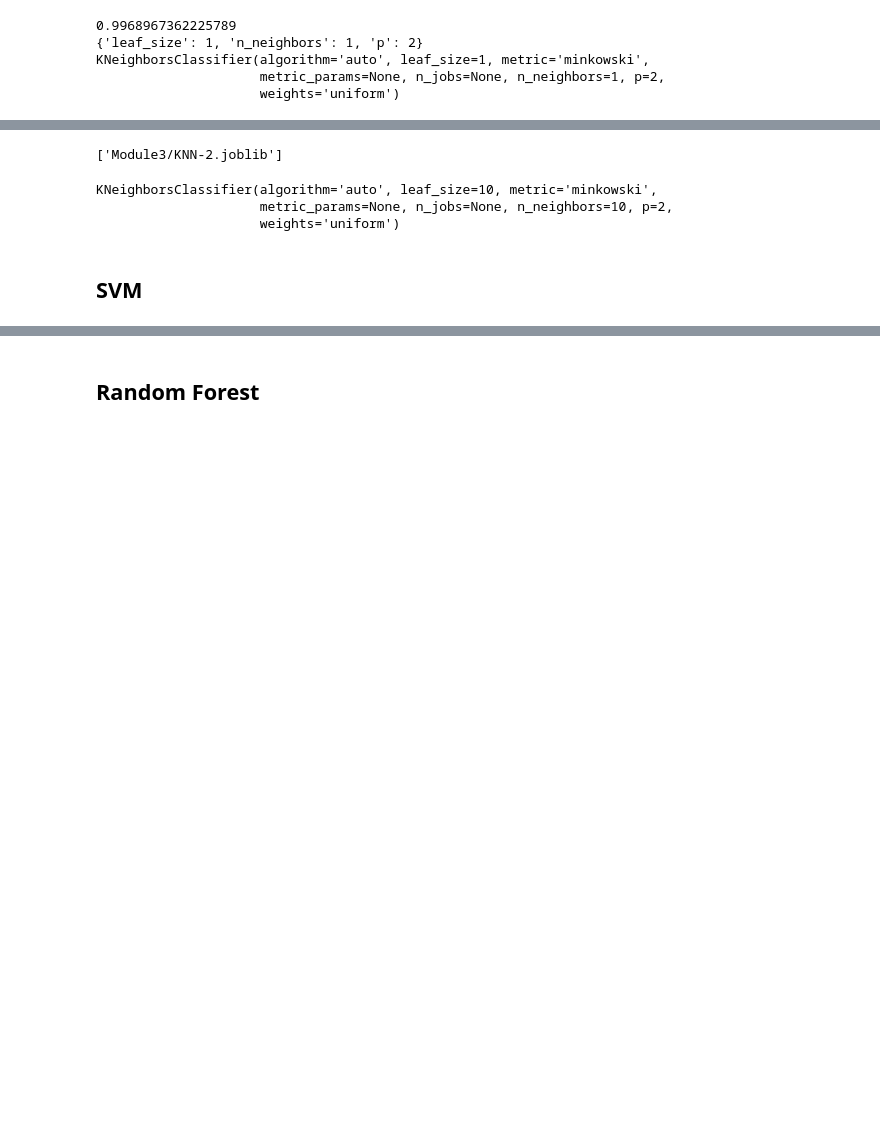
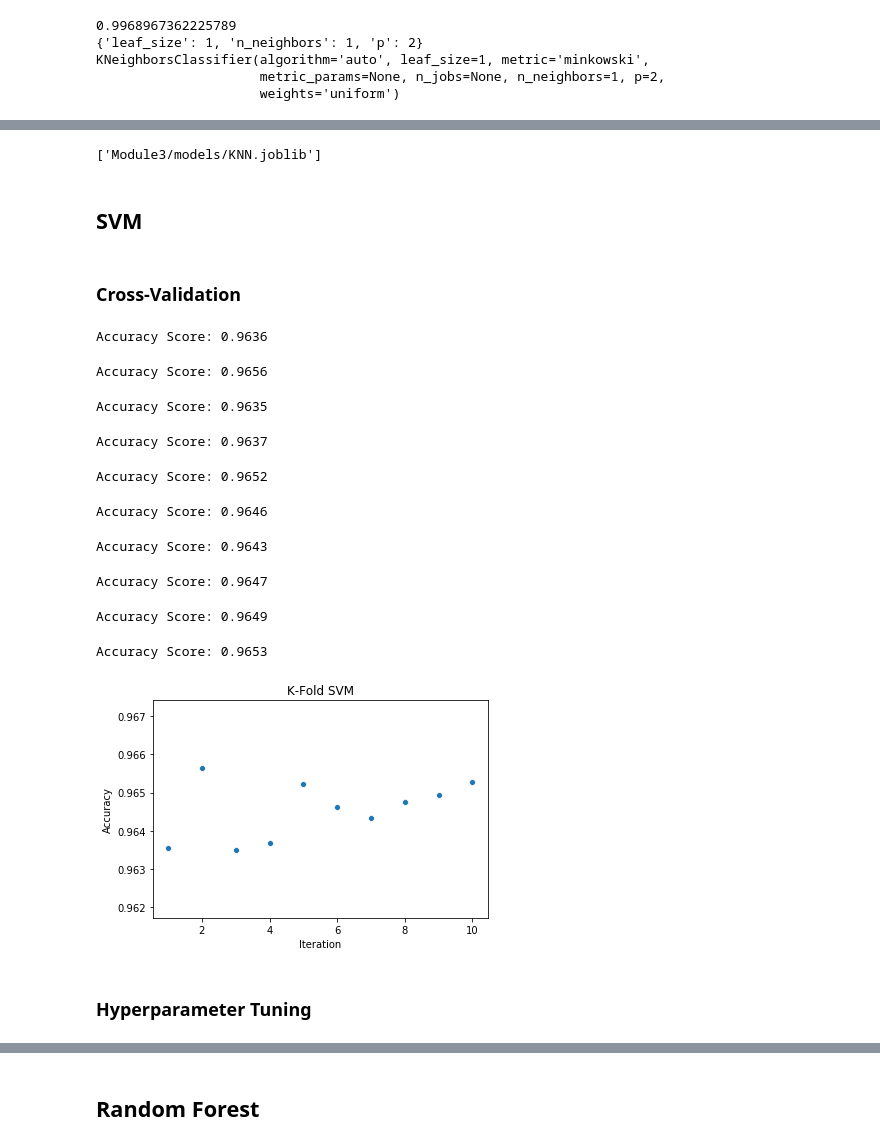
Before and after one commit to alexanderfache6/TCGA-kidney, a Jupyter notebook: module3-supervised-learning.ipynb, the cells around one changed output, grey strips where cells are left out. Drawn from its saved outputs; the diff is of its cells as text; code cells hidden in the pictures; blank space fills up the shorter version.

```diff
--- a/module3-supervised-learning.ipynb
+++ b/module3-supervised-learning.ipynb
@@ -185,17 +216,8 @@ Matthews Correlation Coefficient (MCC): 0.9998
 # %%
 # save model
 
-dump(best_estimator, 'Module3/KNN-2.joblib')
+dump(best_estimator, 'Module3/models/KNN.joblib')
 # %% [output]
-['Module3/KNN-2.joblib']
+['Module3/models/KNN.joblib']
-# %%
-# load model
-
-clf = load('Module3/KNN.joblib')
-print(clf)
-# %% [output]
-KNeighborsClassifier(algorithm='auto', leaf_size=10, metric='minkowski',
-                     metric_params=None, n_jobs=None, n_neighbors=10, p=2,
-                     weights='uniform')
 # %% [markdown]
 ## SVM
@@ -201,0 +226,18 @@ KNeighborsClassifier(algorithm='auto', leaf_size=10, metric='minkowski',
+# %% [markdown]
+### Cross-Validation
+# %%
+cross_validation_KFold(SVC(), X_train, y_train, 'SVM')
+# %% [output]
+Accuracy Score: 0.9636
+Accuracy Score: 0.9656
+Accuracy Score: 0.9635
+Accuracy Score: 0.9637
+Accuracy Score: 0.9652
+Accuracy Score: 0.9646
+Accuracy Score: 0.9643
+Accuracy Score: 0.9647
+Accuracy Score: 0.9649
+Accuracy Score: 0.9653
+[figure, added]
+# %% [markdown]
+### Hyperparameter Tuning
```
Also changed, not shown: parts of 44 cells of this notebook, 22 other files.
